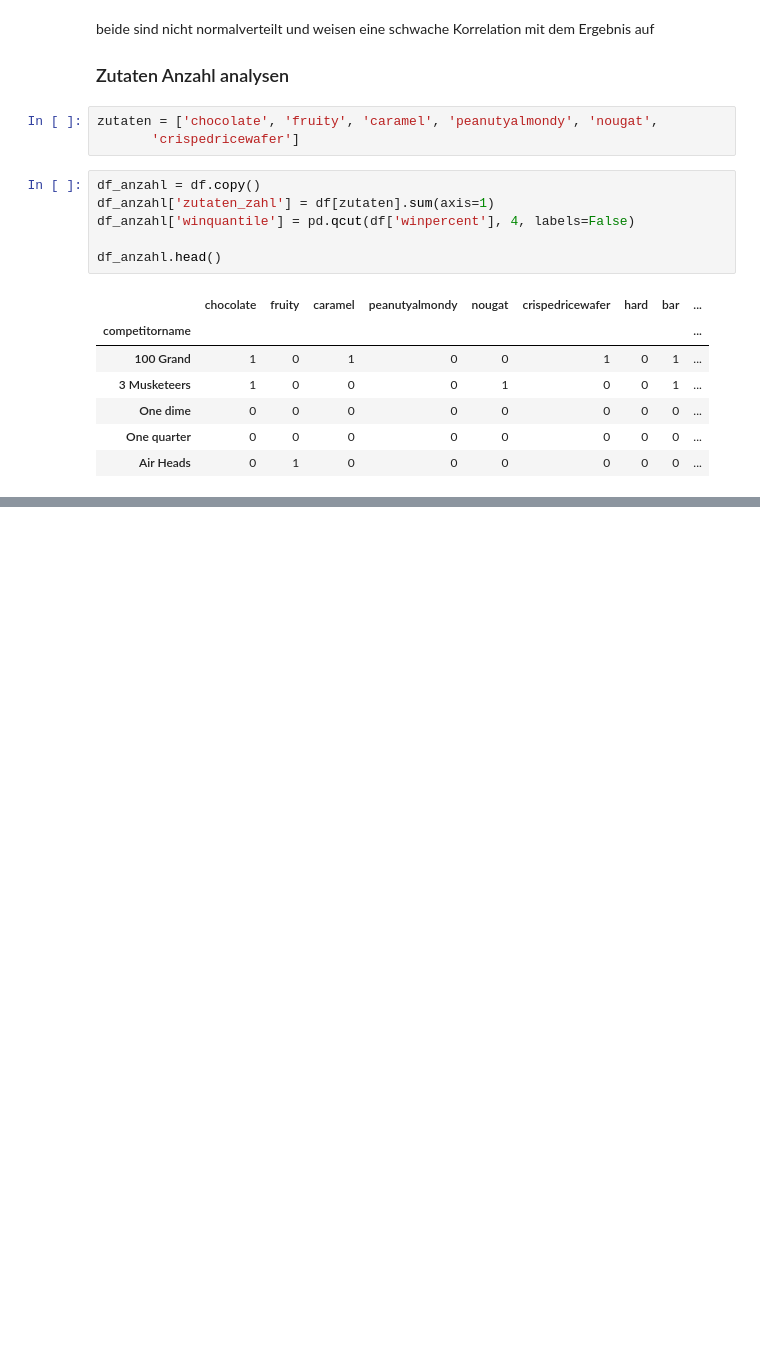
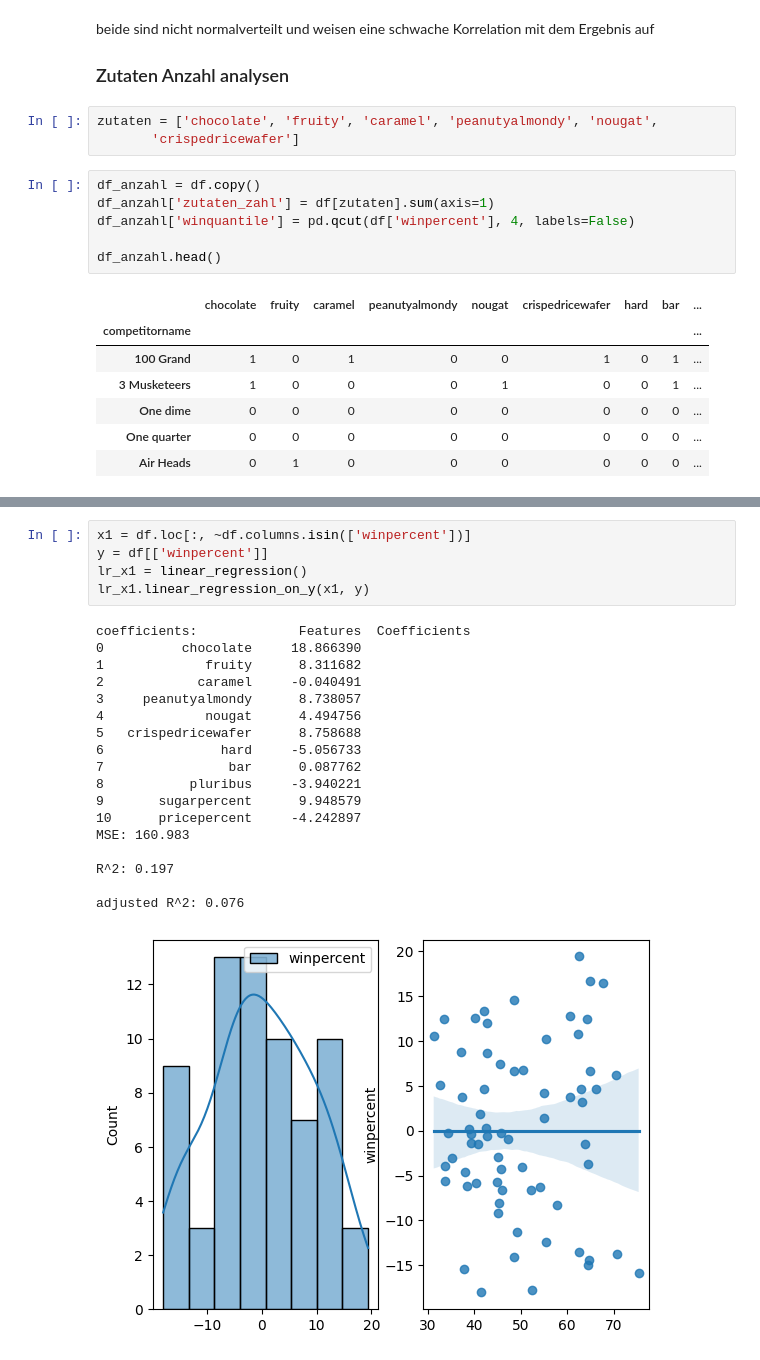
Before and after one commit to amanda8412383/candy_ranking, a Jupyter notebook: etl.ipynb, the cells around one changed output, grey strips where cells are left out. Drawn from its saved outputs; the diff is of its cells as text; blank space fills up the shorter version.

Commit message:
sortierung und linear Model hinzufügen

```diff
--- a/etl.ipynb
+++ b/etl.ipynb
@@ -92,0 +243,24 @@ Es sieht so aus, als hätte Beliebt Süßwaren ungefähr zwei Zutaten, enthält
+# %%
+x1 = df.loc[:, ~df.columns.isin(['winpercent'])]
+y = df[['winpercent']]
+lr_x1 = linear_regression()
+lr_x1.linear_regression_on_y(x1, y)
+# %% [output]
+coefficients:             Features  Coefficients
+0          chocolate     18.866390
+1             fruity      8.311682
+2            caramel     -0.040491
+3     peanutyalmondy      8.738057
+4             nougat      4.494756
+5   crispedricewafer      8.758688
+6               hard     -5.056733
+7                bar      0.087762
+8           pluribus     -3.940221
+9       sugarpercent      9.948579
+10      pricepercent     -4.242897
+MSE: 160.983
+
+R^2: 0.197
+
+adjusted R^2: 0.076
+[figure, added]
```
Also changed, not shown: parts of 13 cells of this notebook.
